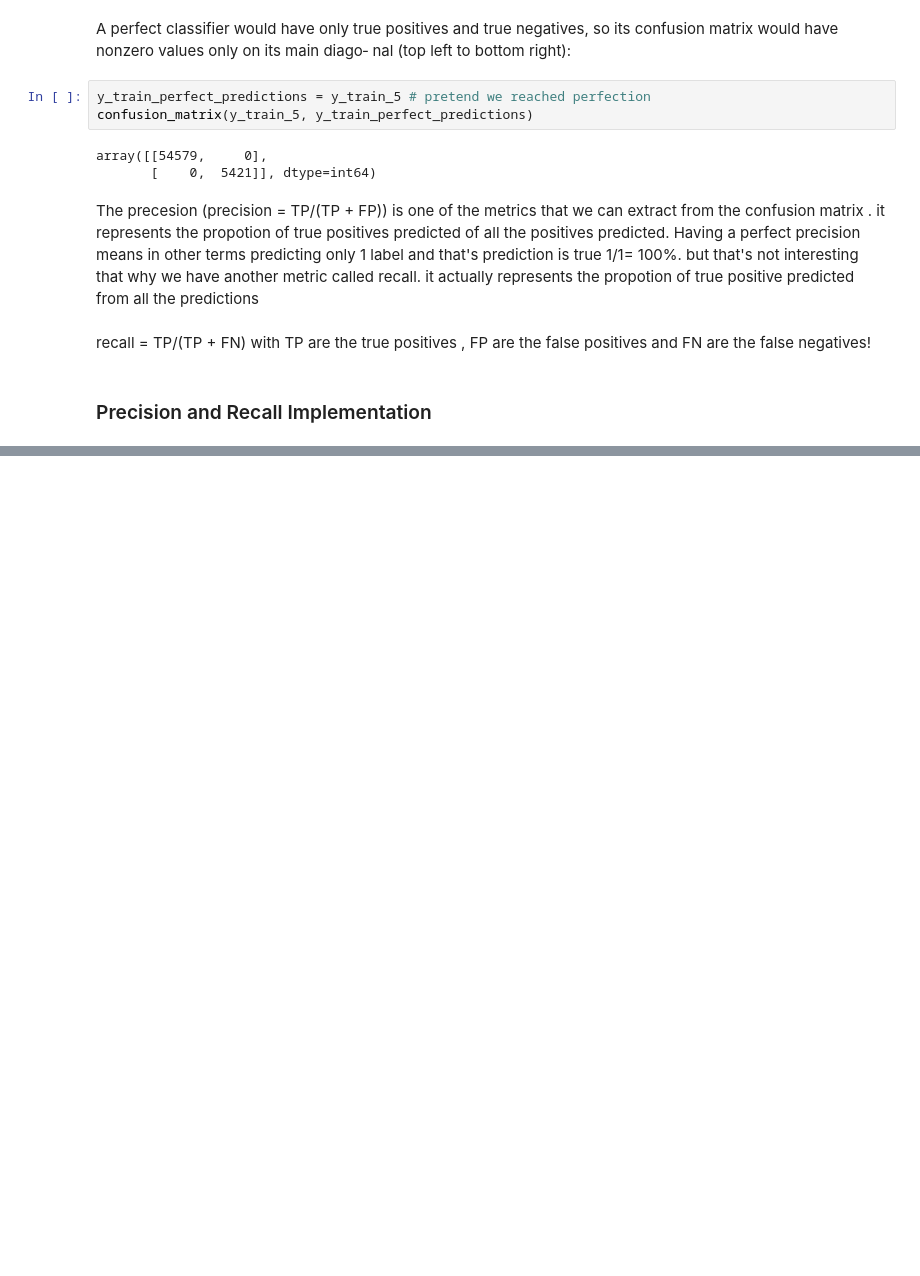
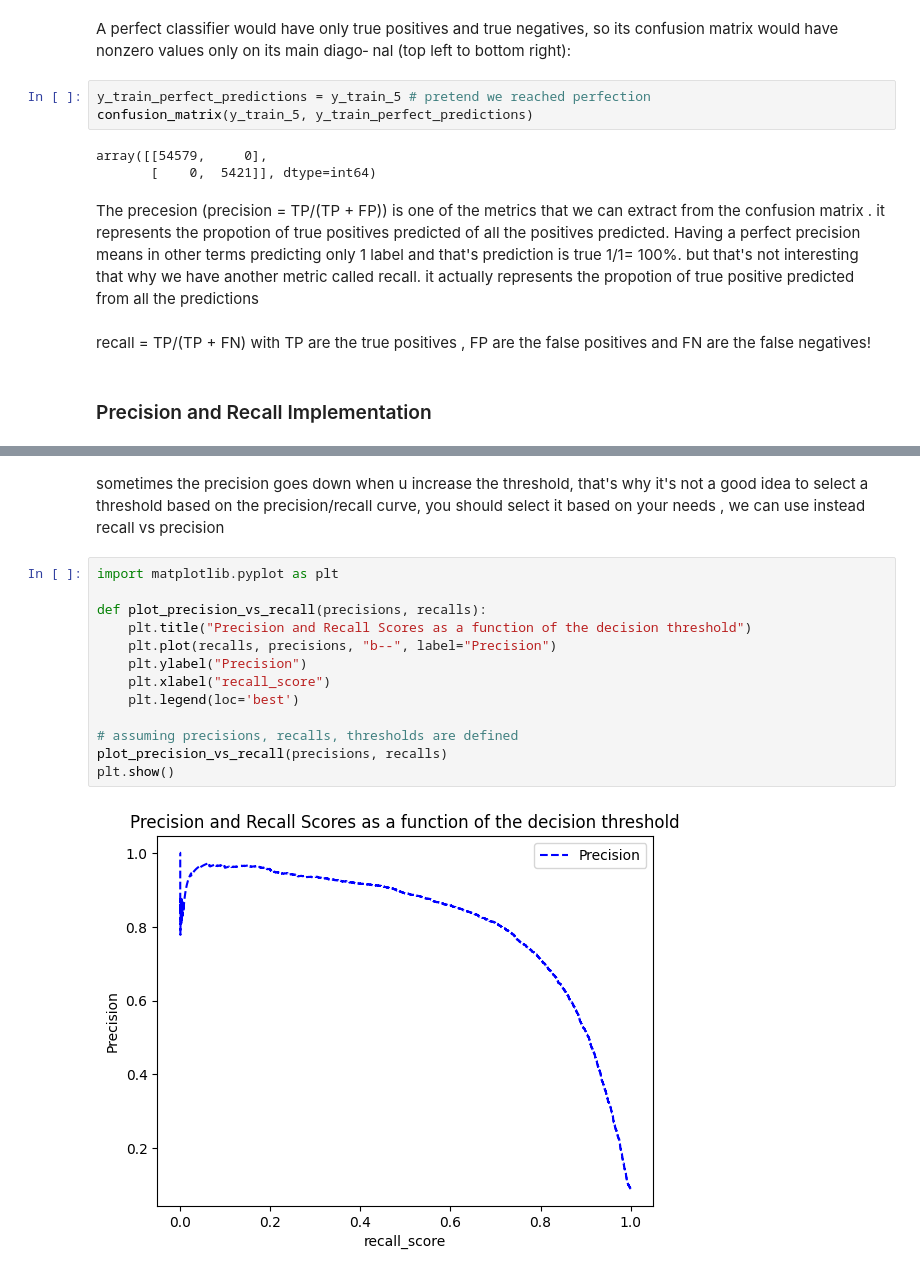
Before and after one commit to Chamiln17/Machine-Learning-Projects, a Jupyter notebook: 2-MNIST.ipynb, the cells around one changed output, grey strips where cells are left out. Saved outputs shown, nothing was run; the diff lists cells and outputs as text; blank space fills up the shorter version.

```diff
--- a/2-MNIST.ipynb
+++ b/2-MNIST.ipynb
@@ -130,0 +206,17 @@ recall = TP/(TP + FN) with TP are the true positives , FP are the false positive
+# %% [markdown]
+sometimes the precision goes down when u increase the threshold, that's why it's not a good idea to select a threshold based on the precision/recall curve, you should select it based on your needs , we can use instead recall vs precision
+# %%
+import matplotlib.pyplot as plt
+
+def plot_precision_vs_recall(precisions, recalls):
+    plt.title("Precision and Recall Scores as a function of the decision threshold")
+    plt.plot(recalls, precisions, "b--", label="Precision")
+    plt.ylabel("Precision")
+    plt.xlabel("recall_score")
+    plt.legend(loc='best')
+
+# assuming precisions, recalls, thresholds are defined
+plot_precision_vs_recall(precisions, recalls)
+plt.show()
+# %% [output]
+[figure, added]
```
Also changed, not shown: parts of 19 cells of this notebook.
